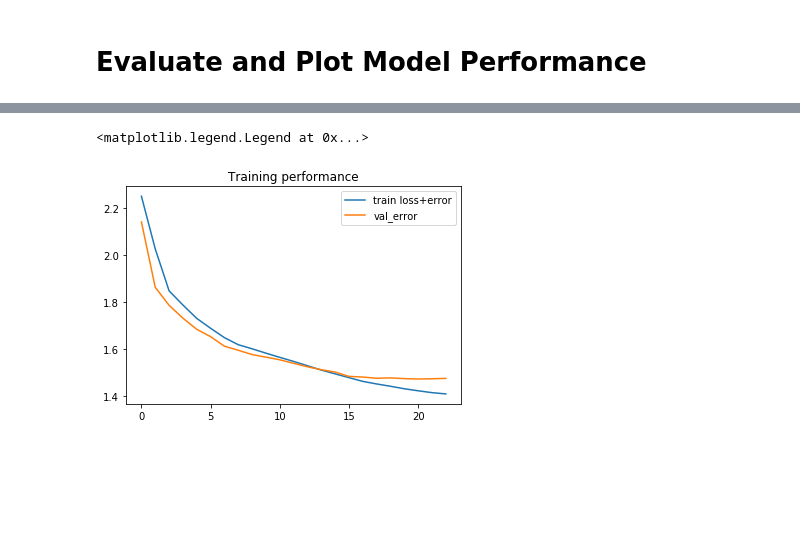
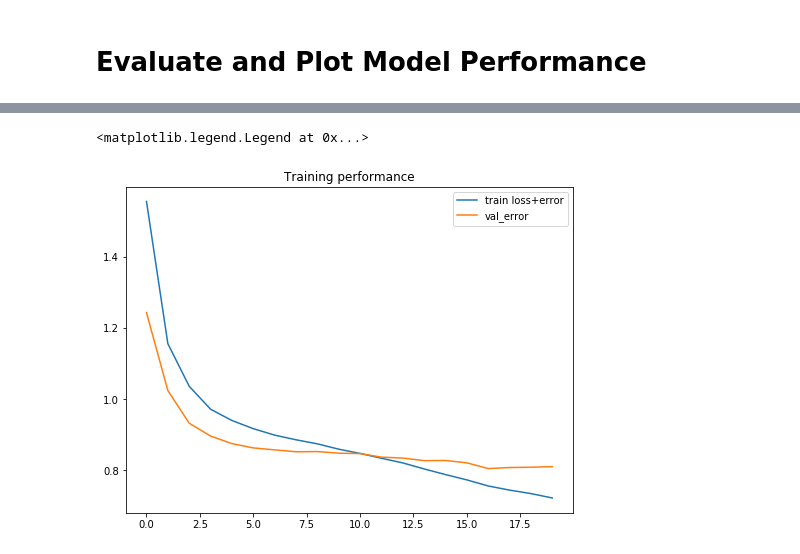
Before and after one commit to sumatrae/radioML, a Jupyter notebook: notebook/RML.ipynb, the cells around one changed output, grey strips where cells are left out. Cells and saved outputs as stored; diff of their text form; code cells hidden in the pictures; blank space fills up the shorter version.

```diff
--- a/notebook/RML.ipynb
+++ b/notebook/RML.ipynb
@@ -59,22 +59,26 @@ import pandas as pd
 # %%
 # Load the dataset ...
 #  You will need to seperately download or generate this file
-file_path = "./RML2016.10a/RML2016.10a_dict.pkl"
+file_path = "../datasets./RML2016.10a/RML2016.10a_dict.pkl"
 with open(file_path,'rb') as f:
     Xd = pickle.load(f,encoding='bytes')
     print(Xd)
 
     snrs,mods = map(lambda j: sorted(list(set(map(lambda x: x[j], Xd.keys())))), [1,0])
-
+    mods = [mod for mod in mods if mod not in [b'8PSK',b'AM-DSB',b'QPSK',b"QAM64",b"PAM4"]]
+    #print(mods)
     X = []
     lbl = []
     for mod in mods:
+#         if mod in [b"PAM4",b"QAM64"]:
+#             print(mod)
+#             continue
         for snr in snrs:
             X.append(Xd[(mod,snr)])
 
             for i in range(Xd[(mod,snr)].shape[0]):
                 lbl.append((mod,snr))
-    print(X)
+    #print(X)
     X = np.vstack(X)
 # %% [output]
 {(b'QPSK', 2): array([[[-0.00590147, -0.00234582, -0.00074506, ..., -0.00326824,
@@ -126,7 +127,7 @@ np.random.seed(2016)
 print(X.shape)
 
 n_examples = X.shape[0]
-n_train = n_examples * 0.5
+n_train = n_examples * 0.85
 train_idx = np.random.choice(range(0,n_examples), size=int(n_train), replace=False)
 
 test_idx = list(set(range(0,n_examples))-set(train_idx))
@@ -230,7 +271,7 @@ batch_size = 1024  # training batch size
 # %%
 # perform training ...
 #   - call the main training loop in keras for our network+dataset
-filepath = 'convmodrecnets_CNN2_0.5.wts.h5'
+filepath = '../data/convmodrecnets_CNN2_0.5.wts.h5'
 history = model.fit(X_train,
     Y_train,
     batch_size=batch_size,
@@ -239,7 +280,7 @@ history = model.fit(X_train,
     validation_data=(X_test, Y_test),
     callbacks = [
         keras.callbacks.ModelCheckpoint(filepath, monitor='val_loss', verbose=1, save_best_only=True, mode='auto'),
-        keras.callbacks.EarlyStopping(monitor='val_loss', patience=2, verbose=1, mode='auto')
+        keras.callbacks.EarlyStopping(monitor='val_loss', patience=3  , verbose=1, mode='auto')
     ])
 
 
@@ -275,13 +316,13 @@ print(score)
 # %%
 # Show loss curves
-plt.figure()
+plt.figure(figsize=(8,6))
 plt.title('Training performance')
 plt.plot(history.epoch, history.history['loss'], label='train loss+error')
 plt.plot(history.epoch, history.history['val_loss'], label='val_error')
 plt.legend()
 # %% [output]
 <matplotlib.legend.Legend at 0x...>
-[figure, old version]
+[figure, new version]
 # %%
 def plot_confusion_matrix(cm, title='Confusion matrix', cmap=plt.cm.Blues, labels=[]):
     plt.imshow(cm, interpolation='nearest', cmap=cmap)
```
Also changed, not shown: parts of 18 cells of this notebook, 1 other file.
